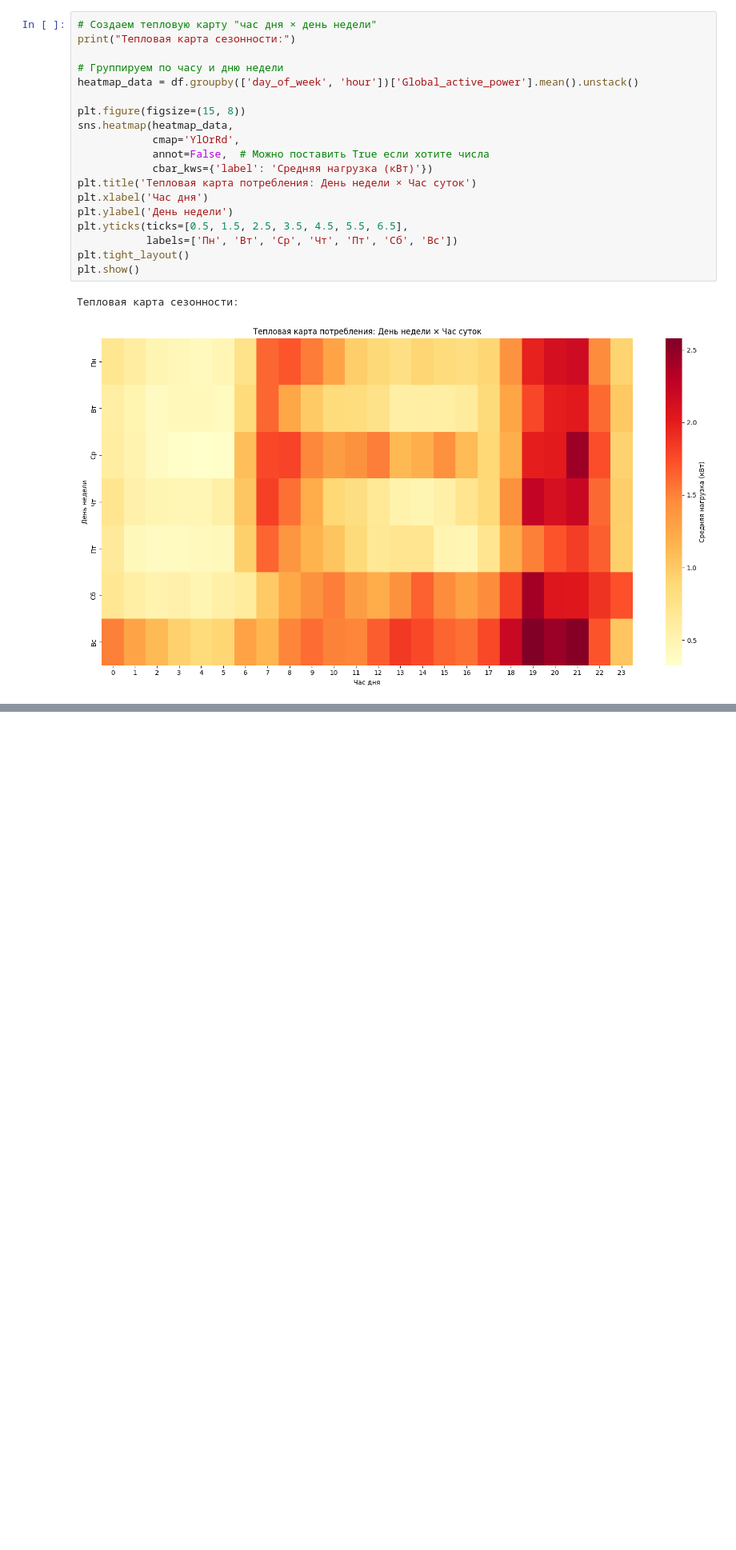
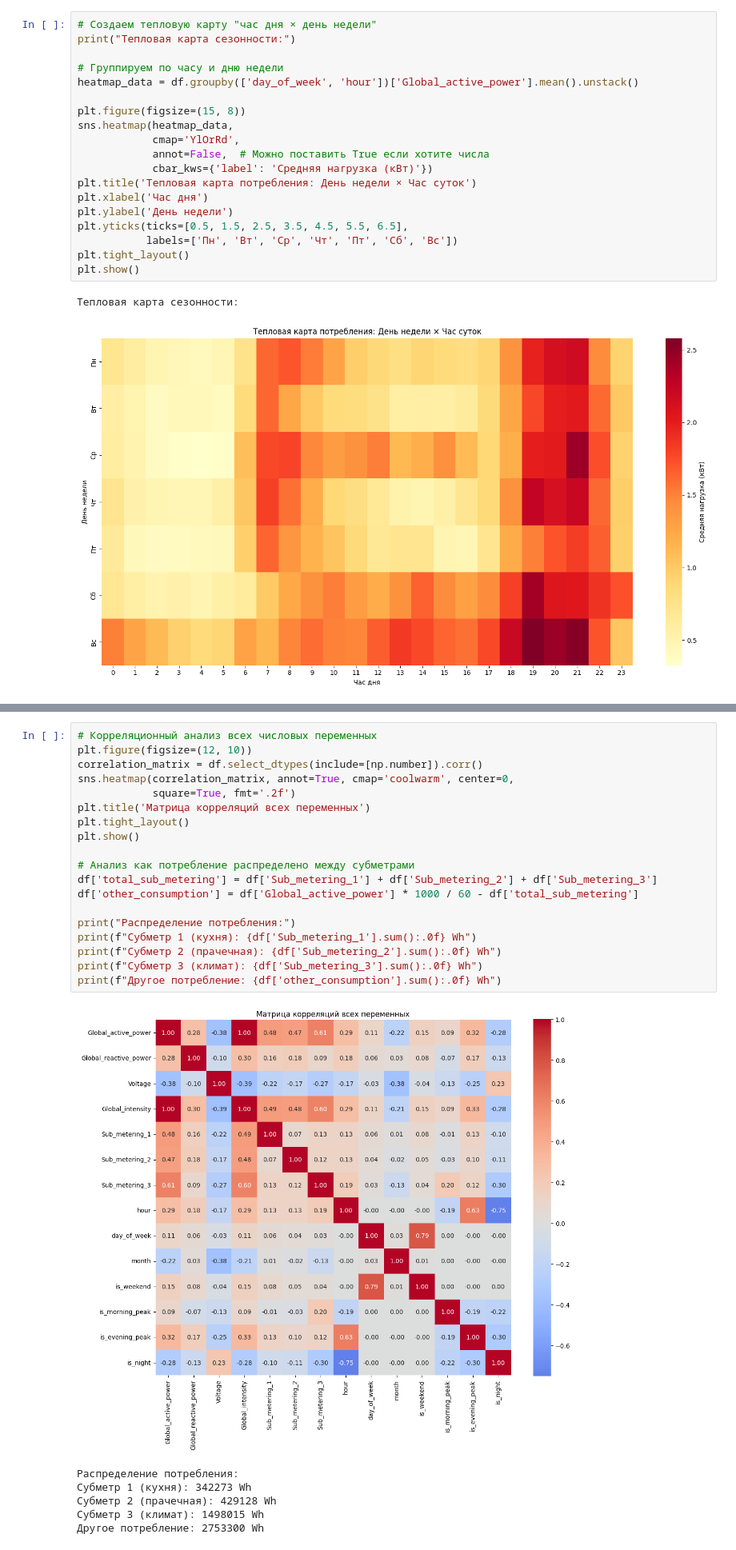
Before and after one commit to pogodaa/ML_cursovaya, a Jupyter notebook: main.ipynb, the cells around one changed output, grey strips where cells are left out. Shown at 80% size. Cells and saved outputs as stored; diff of their text form; blank space fills up the shorter version.

```diff
--- a/main.ipynb
+++ b/main.ipynb
@@ -1372,0 +1412,26 @@ plt.show()
+# %%
+# Корреляционный анализ всех числовых переменных
+plt.figure(figsize=(12, 10))
+correlation_matrix = df.select_dtypes(include=[np.number]).corr()
+sns.heatmap(correlation_matrix, annot=True, cmap='coolwarm', center=0,
+            square=True, fmt='.2f')
+plt.title('Матрица корреляций всех переменных')
+plt.tight_layout()
+plt.show()
+
+# Анализ как потребление распределено между субметрами
+df['total_sub_metering'] = df['Sub_metering_1'] + df['Sub_metering_2'] + df['Sub_metering_3']
+df['other_consumption'] = df['Global_active_power'] * 1000 / 60 - df['total_sub_metering']
+
+print("Распределение потребления:")
+print(f"Субметр 1 (кухня): {df['Sub_metering_1'].sum():.0f} Wh")
+print(f"Субметр 2 (прачечная): {df['Sub_metering_2'].sum():.0f} Wh")
+print(f"Субметр 3 (климат): {df['Sub_metering_3'].sum():.0f} Wh")
+print(f"Другое потребление: {df['other_consumption'].sum():.0f} Wh")
+# %% [output]
+[figure, added]
+Распределение потребления:
+Субметр 1 (кухня): 342273 Wh
+Субметр 2 (прачечная): 429128 Wh
+Субметр 3 (климат): 1498015 Wh
+Другое потребление: 2753300 Wh
```
Also changed, not shown: parts of 7 cells of this notebook, 5 other files.
